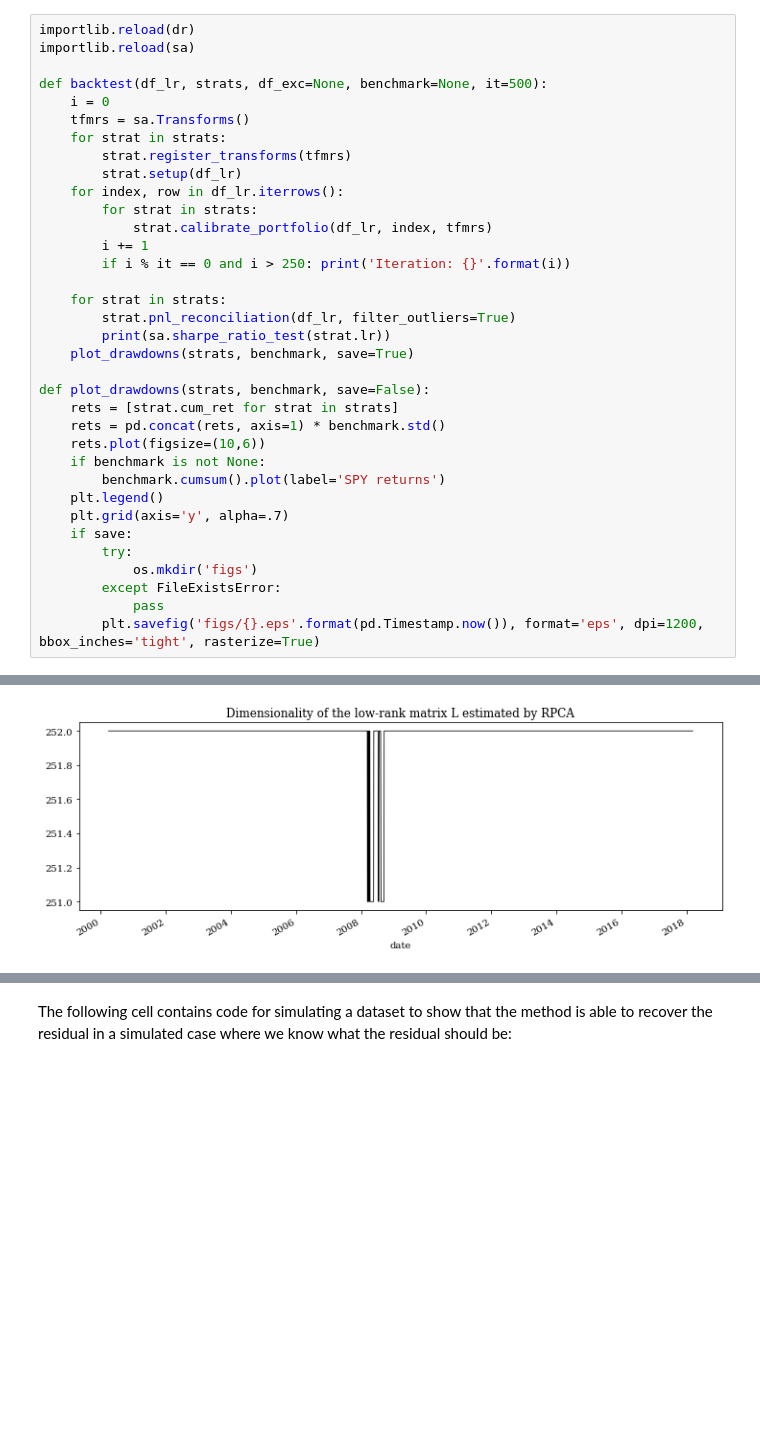
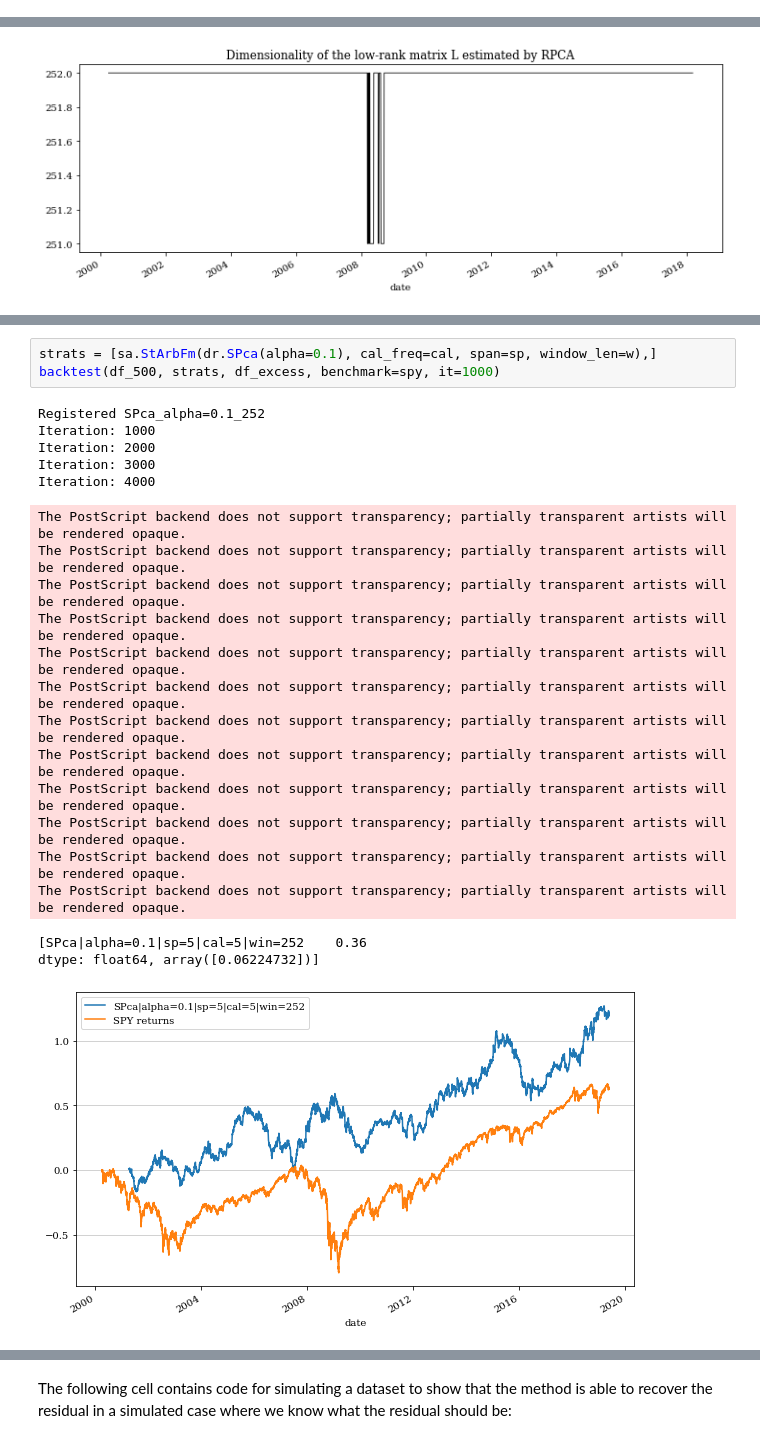
Before and after one commit to jase-clarkson/mini_1, a Jupyter notebook: stat_arb.ipynb, the cells around one changed output, grey strips where cells are left out. Saved outputs shown, nothing was run; the diff lists cells and outputs as text; blank space fills up the shorter version.

```diff
--- a/stat_arb.ipynb
+++ b/stat_arb.ipynb
@@ -73,41 +73,6 @@ axs[1].hist(top, bins=50, density=True, linewidth=1.2, edgecolor='black', color=
 fig.savefig('top_ev.eps', format='eps', dpi=1200, bbox_inches='tight')
 # %% [output]
 [figure]
-# %%
-importlib.reload(dr)
-importlib.reload(sa)
-
-def backtest(df_lr, strats, df_exc=None, benchmark=None, it=500):
-    i = 0
-    tfmrs = sa.Transforms()
-    for strat in strats:
-        strat.register_transforms(tfmrs)
-        strat.setup(df_lr)
-    for index, row in df_lr.iterrows():
-        for strat in strats:
-            strat.calibrate_portfolio(df_lr, index, tfmrs)
-        i += 1
-        if i % it == 0 and i > 250: print('Iteration: {}'.format(i))
-
-    for strat in strats:
-        strat.pnl_reconciliation(df_lr, filter_outliers=True)
-        print(sa.sharpe_ratio_test(strat.lr))
-    plot_drawdowns(strats, benchmark, save=True)
-
-def plot_drawdowns(strats, benchmark, save=False):
-    rets = [strat.cum_ret for strat in strats]
-    rets = pd.concat(rets, axis=1) * benchmark.std()
-    rets.plot(figsize=(10,6))
-    if benchmark is not None:
-        benchmark.cumsum().plot(label='SPY returns')
-    plt.legend()
-    plt.grid(axis='y', alpha=.7)
-    if save:
-        try:
-            os.mkdir('figs')
-        except FileExistsError:
-            pass
-        plt.savefig('figs/{}.eps'.format(pd.Timestamp.now()), format='eps', dpi=1200, bbox_inches='tight', rasterize=True)
 # %% [markdown]
 The following code produces the figure for the correlation PCA choice of $k$ method used in the paper:
 # %%
@@ -309,0 +240,24 @@ strats[0].lr.describe()
+# %%
+strats = [sa.StArbFm(dr.SPca(alpha=0.1), cal_freq=cal, span=sp, window_len=w),]
+backtest(df_500, strats, df_excess, benchmark=spy, it=1000)
+# %% [output]
+Registered SPca_alpha=0.1_252
+Iteration: 1000
+Iteration: 2000
+Iteration: 3000
+Iteration: 4000
+The PostScript backend does not support transparency; partially transparent artists will be rendered opaque.
+The PostScript backend does not support transparency; partially transparent artists will be rendered opaque.
+The PostScript backend does not support transparency; partially transparent artists will be rendered opaque.
+The PostScript backend does not support transparency; partially transparent artists will be rendered opaque.
+The PostScript backend does not support transparency; partially transparent artists will be rendered opaque.
+The PostScript backend does not support transparency; partially transparent artists will be rendered opaque.
+The PostScript backend does not support transparency; partially transparent artists will be rendered opaque.
+The PostScript backend does not support transparency; partially transparent artists will be rendered opaque.
+The PostScript backend does not support transparency; partially transparent artists will be rendered opaque.
+The PostScript backend does not support transparency; partially transparent artists will be rendered opaque.
+The PostScript backend does not support transparency; partially transparent artists will be rendered opaque.
+The PostScript backend does not support transparency; partially transparent artists will be rendered opaque.
+[SPca|alpha=0.1|sp=5|cal=5|win=252    0.36
+dtype: float64, array([0.06224732])]
+[figure, added]
```
Also changed, not shown: parts of 4 cells of this notebook, 8 other files.
